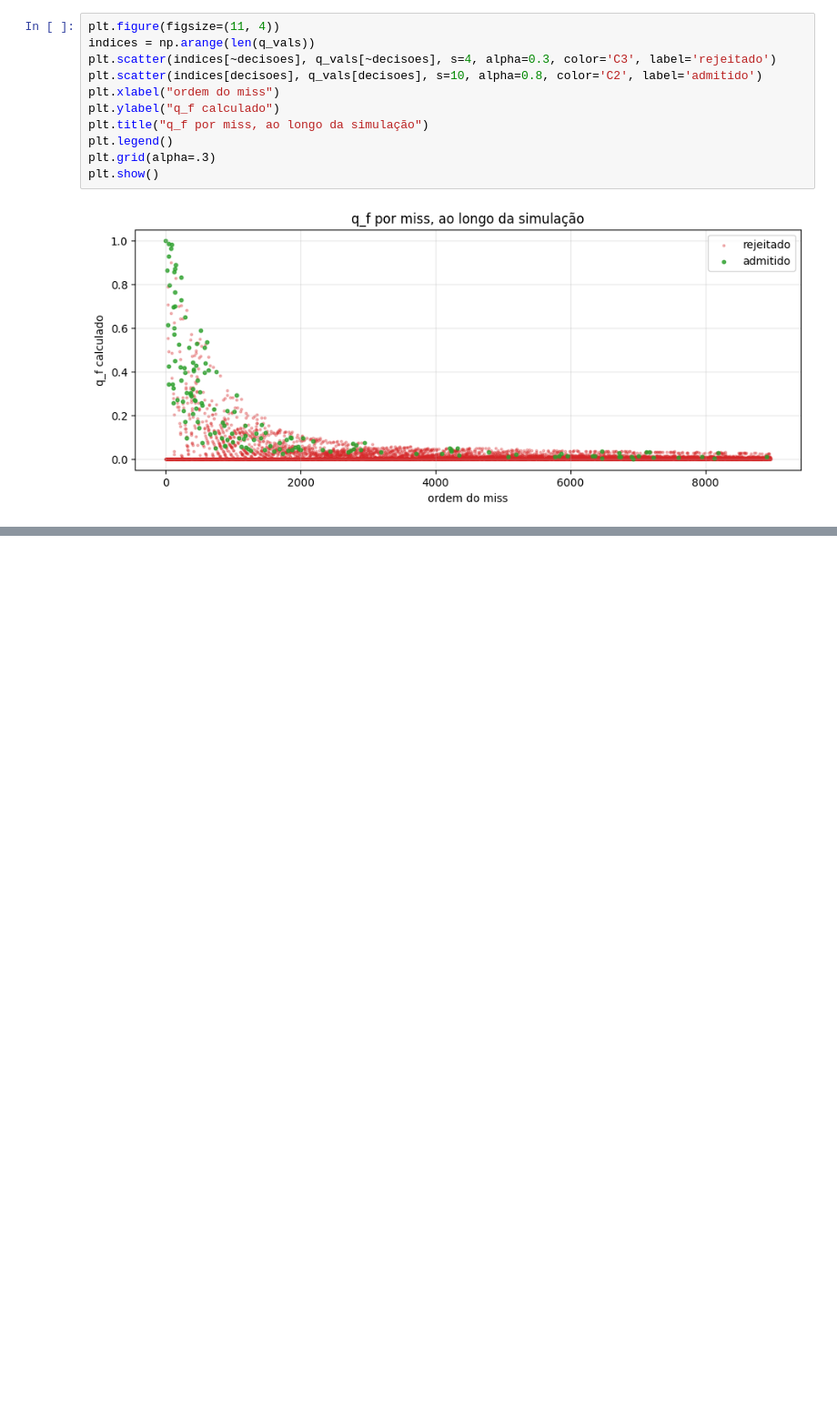
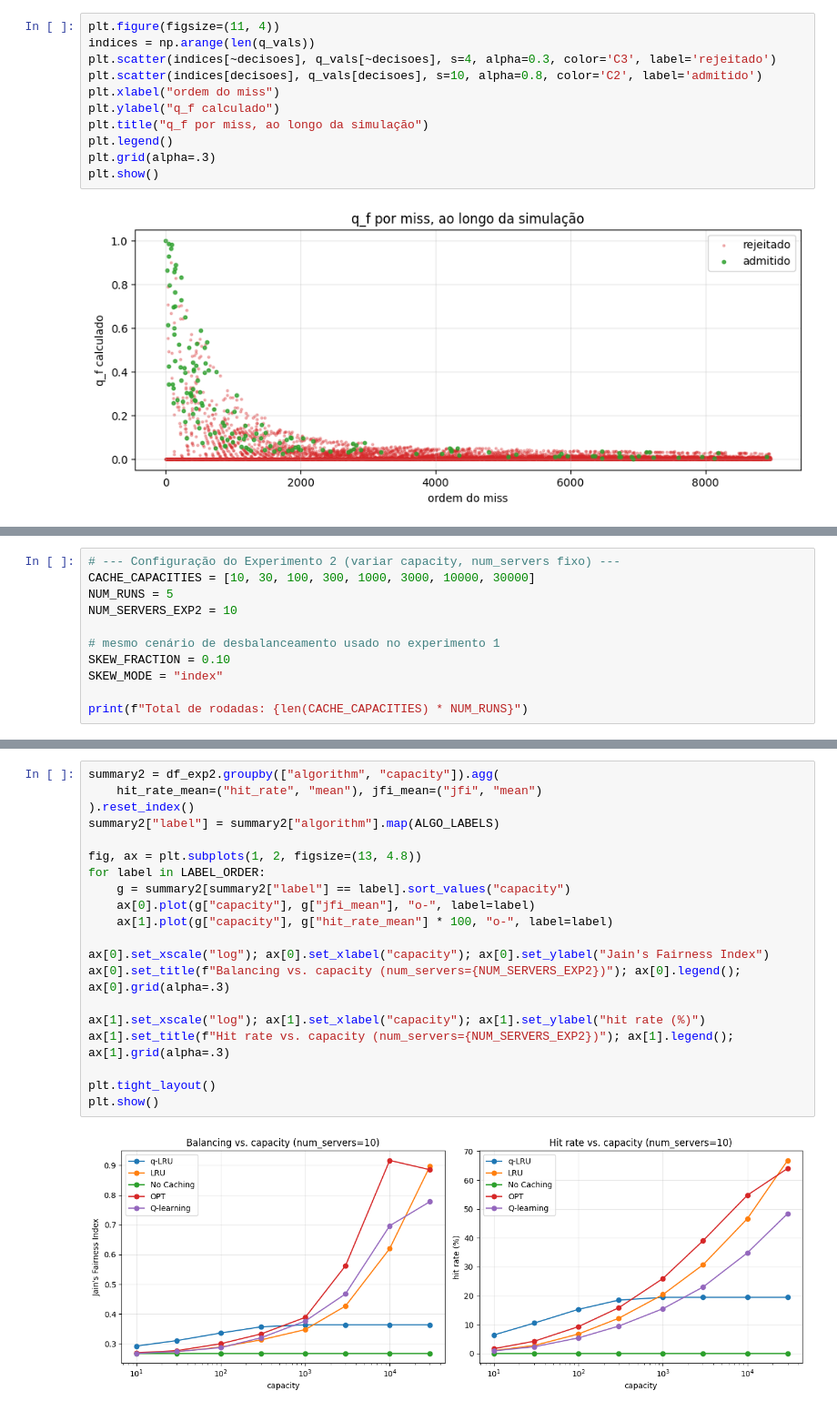
Before and after one commit to GiuliaMarcelaS/Caching_RL, a Jupyter notebook: RL_caching/notebook.ipynb, the cells around one changed output, grey strips where cells are left out. Shown at 91% size. Drawn from its saved outputs; the diff is of its cells as text; blank space fills up the shorter version.

```diff
--- a/RL_caching/notebook.ipynb
+++ b/RL_caching/notebook.ipynb
@@ -416,0 +378,11 @@ KeyboardInterrupt:
+# %%
+# --- Configuração do Experimento 2 (variar capacity, num_servers fixo) ---
+CACHE_CAPACITIES = [10, 30, 100, 300, 1000, 3000, 10000, 30000]
+NUM_RUNS = 5
+NUM_SERVERS_EXP2 = 10
+
+# mesmo cenário de desbalanceamento usado no experimento 1
+SKEW_FRACTION = 0.10
+SKEW_MODE = "index"
+
+print(f"Total de rodadas: {len(CACHE_CAPACITIES) * NUM_RUNS}")
@@ -416,0 +433,22 @@ KeyboardInterrupt:
+# %%
+summary2 = df_exp2.groupby(["algorithm", "capacity"]).agg(
+    hit_rate_mean=("hit_rate", "mean"), jfi_mean=("jfi", "mean")
+).reset_index()
+summary2["label"] = summary2["algorithm"].map(ALGO_LABELS)
+
+fig, ax = plt.subplots(1, 2, figsize=(13, 4.8))
+for label in LABEL_ORDER:
+    g = summary2[summary2["label"] == label].sort_values("capacity")
+    ax[0].plot(g["capacity"], g["jfi_mean"], "o-", label=label)
+    ax[1].plot(g["capacity"], g["hit_rate_mean"] * 100, "o-", label=label)
+
+ax[0].set_xscale("log"); ax[0].set_xlabel("capacity"); ax[0].set_ylabel("Jain's Fairness Index")
+ax[0].set_title(f"Balancing vs. capacity (num_servers={NUM_SERVERS_EXP2})"); ax[0].legend(); ax[0].grid(alpha=.3)
+
+ax[1].set_xscale("log"); ax[1].set_xlabel("capacity"); ax[1].set_ylabel("hit rate (%)")
+ax[1].set_title(f"Hit rate vs. capacity (num_servers={NUM_SERVERS_EXP2})"); ax[1].legend(); ax[1].grid(alpha=.3)
+
+plt.tight_layout()
+plt.show()
+# %% [output]
+[figure, added]
```
Also changed, not shown: parts of 32 cells of this notebook, 4 other files.
